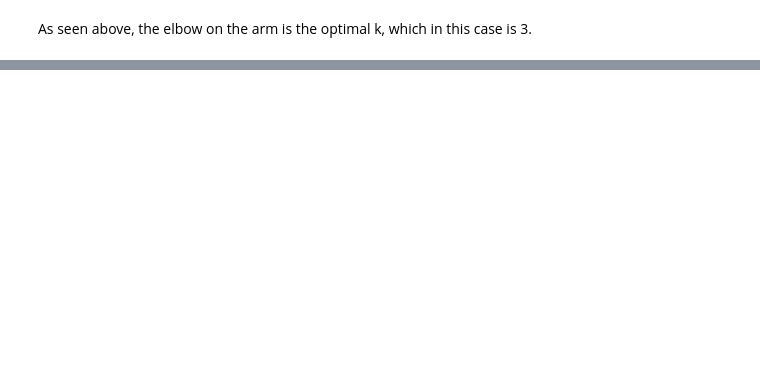
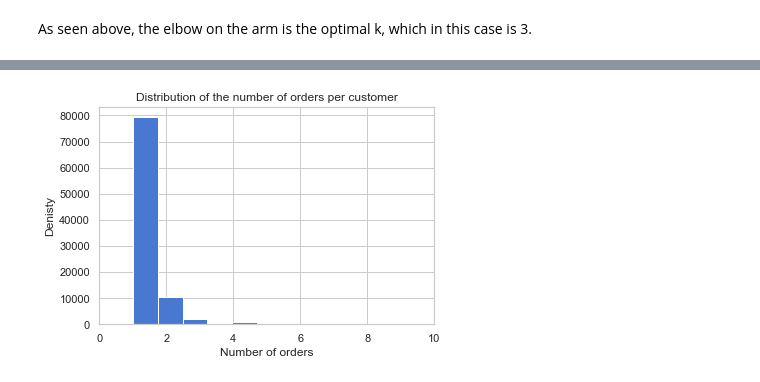
Before and after one commit to gracechia/olist-customer-segmentation, a Jupyter notebook: olist_customer_segmentation.ipynb, the cells around one changed output, grey strips where cells are left out. Saved outputs shown, nothing was run; the diff lists cells and outputs as text; code cells hidden in the pictures; blank space fills up the shorter version.

```diff
--- a/olist_customer_segmentation.ipynb
+++ b/olist_customer_segmentation.ipynb
@@ -217,0 +231,7 @@ recency.groupby('clusters')['inactive_days'].describe()
+# %%
+# Create a dataframe to store customers uuid and frequency scores
+frequency = df[['customer_unique_id', 'order_id']]
+# %%
+# Count the number of orders for each customer
+frequency = frequency.groupby('customer_unique_id')['order_id'].count().reset_index()
+frequency.columns = ['customer_unique_id', 'number_of_orders']
@@ -217,0 +259,8 @@ recency.groupby('clusters')['inactive_days'].describe()
+# %%
+frequency['number_of_orders'].plot.hist(bins=100)
+plt.xlim(0,10)
+plt.xlabel('Number of orders')
+plt.ylabel('Denisty')
+plt.title('Distribution of the number of orders per customer');
+# %% [output]
+[figure, added]
```
Also changed, not shown: parts of 16 cells of this notebook.
